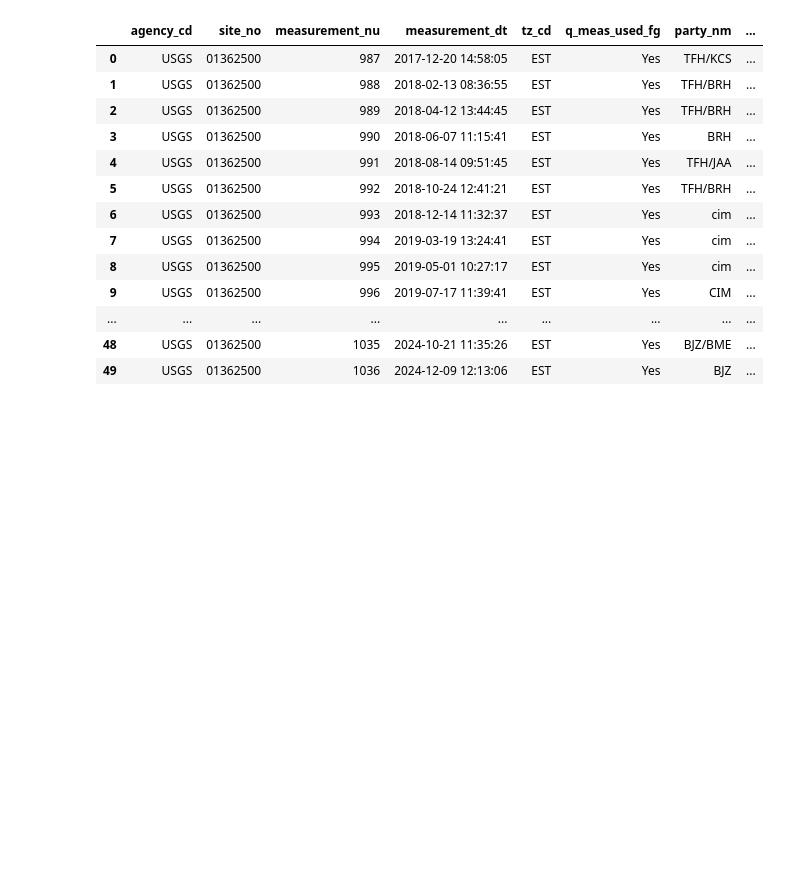
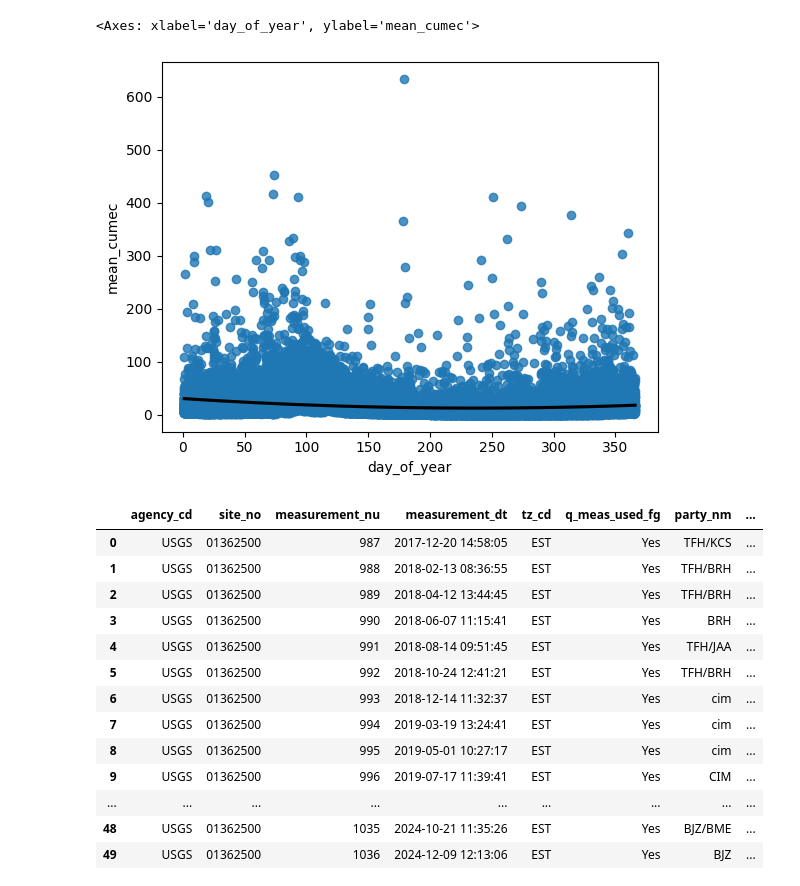
Before and after one commit to kroy/nyc_water_supply_analysis, a Jupyter notebook: code/streamflow.ipynb, the cells around one changed output. Cells and saved outputs as stored; diff of their text form; code cells hidden in the pictures; blank space fills up the shorter version.

```diff
--- a/code/streamflow.ipynb
+++ b/code/streamflow.ipynb
@@ -15,3 +142,8 @@ mean_stat_code = "00003"
+# %%
+sns.regplot(data=stream_gage_measurements.loc[("01423000")], x="day_of_year", y="mean_cumec", order=2, line_kws={"color":"black"})
+# %% [output]
+<Axes: xlabel='day_of_year', ylabel='mean_cumec'>
+[figure, added]
 # %%
 measurements_df, meta = nwis.get_discharge_measurements(sites=esopus_coldbrook_site, start="2017-11-01")
 measurements_df
```
Also changed, not shown: parts of 12 cells of this notebook, 2 other files.
